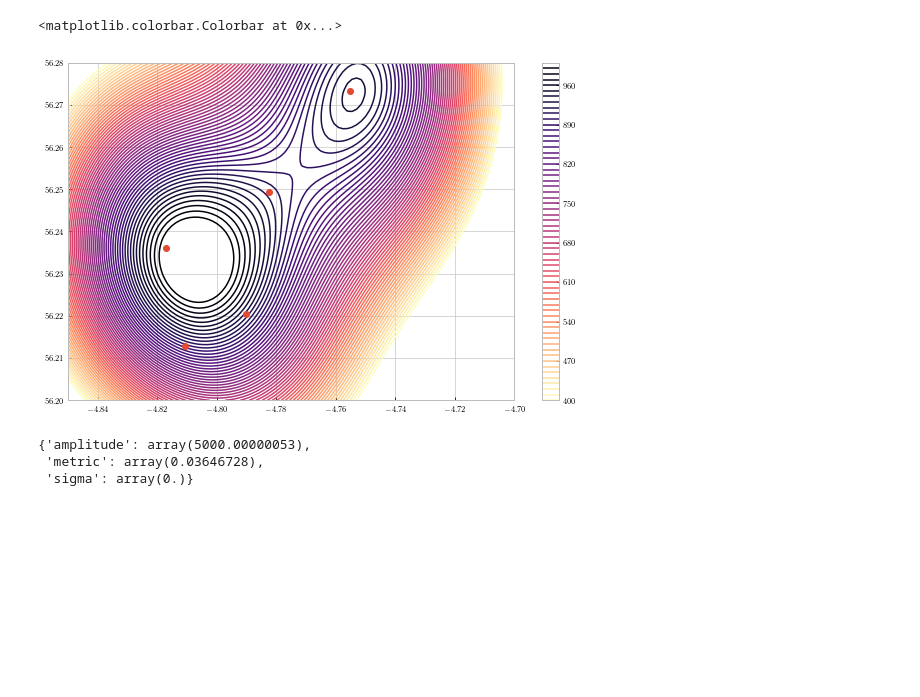
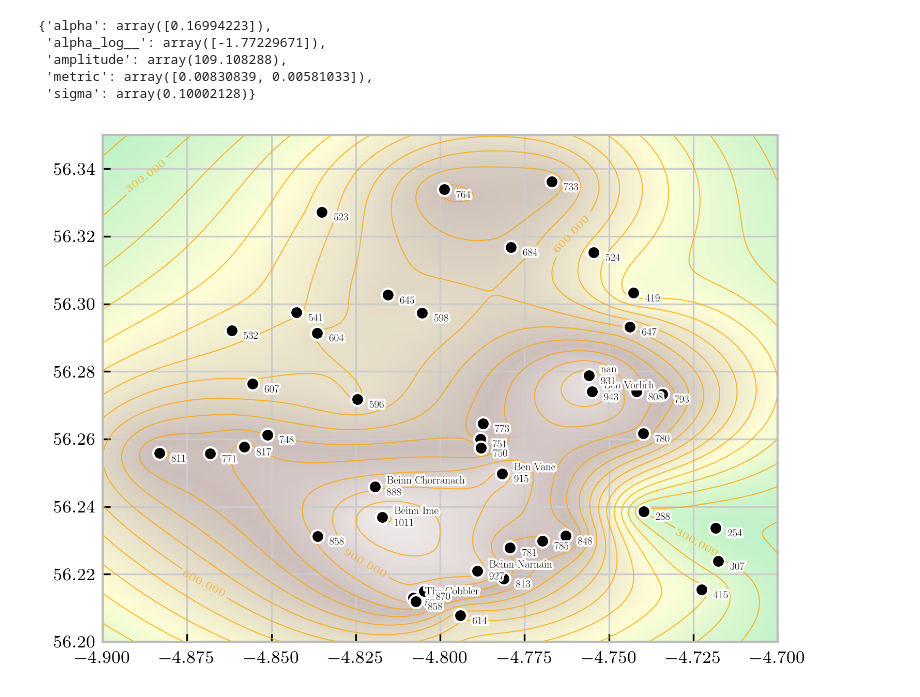
Before and after one commit to transientlunatic/IMGWDA, a Jupyter notebook: notebooks/PyMC 3 and Moutains.ipynb, the cells around one changed output. Cells and saved outputs as stored; diff of their text form; code cells hidden in the pictures; blank space fills up the shorter version.

```diff
--- a/notebooks/PyMC 3 and Moutains.ipynb
+++ b/notebooks/PyMC 3 and Moutains.ipynb
@@ -62,36 +46,37 @@ array([[-4.8170373 , 56.236013  ],
 # %%
 with pm.Model() as model:
 
-    amp = pm.Normal("amplitude", 5000, 20)
-    ls = pm.Normal("metric", 0.015, 0.1) #pm.Gamma("metric", alpha=3, beta=0.5, shape=2)
+    amp = pm.Normal("amplitude", 1, 1)
+    ls = [0.012, 0.012] #
+    ls = pm.Normal("metric", mu=[0.012, 0.012], sd=1, shape=2) #pm.Gamma("metric", alpha=3, beta=0.5, shape=2)
+    #ls = pm.Gamma("metric", alpha=.03, beta=0.015, shape=2)
     #period = pm.Gamma("period", alpha=1, beta=0.5)
-
+    alpha = pm.Gamma("alpha", alpha=5, beta=.5, shape=1)
     # Specify the covariance function.
-    cov_func = amp * pm.gp.cov.ExpQuad(2, ls=ls)
+    cov_func = amp * pm.gp.cov.RatQuad(2, ls=ls, alpha=alpha) #+ pm.gp.cov.WhiteNoise(1)
 
     # Specify the GP.  The default mean function is `Zero`.
     gp = pm.gp.Marginal(cov_func=cov_func)
 
     #
-    sigma = pm.Normal("sigma", 0, 0.02)
-    y_ = gp.marginal_likelihood("y", X=np.vstack([alps['lon'], alps['lat']]).T, y=np.array(alps['height']), noise=sigma)
+    sigma = pm.Normal("sigma", 0.1, 0.001)
+    y_ = gp.marginal_likelihood("y", X=np.vstack([hills['lon'], hills['lat']]).T, y=np.array(hills['height']), noise=sigma)
 # %%
 with model:
     mp = pm.find_MAP()
+# %%
+mp
+# %% [output]
+{'alpha': array([0.16994223]),
+ 'alpha_log__': array([-1.77229671]),
+ 'amplitude': array(109.108288),
+ 'metric': array([0.00830839, 0.00581033]),
+ 'sigma': array(0.10002128)}
 # %%
-lons = np.linspace(-4.85, -4.70, 100)
-lats = np.linspace(56.20, 56.28, 100)
+lons = np.linspace(-4.9, -4.70, 150)
+lats = np.linspace(56.20, 56.35, 150)
 points = np.transpose([np.tile(lons, len(lats)), np.repeat(lats, len(lons))])
 # %%
 with model:
     mu, var = gp.predict(points, point=mp, diag=True)
     sd = np.sqrt(var)
-# %%
-plt.figure(figsize=(figwidth, figheight))
-plt.contour(lons, lats, (mu.reshape(100,100)), levels=np.arange(400, 1010, 10), lw=1, lc='orange')
-#plt.imshow(mu.reshape(100,100), extent=[lons.min(), lons.max(), lats.min(), lats.max()])
-plt.plot(alps['lon'], alps['lat'], 'o')
-plt.colorbar()
-# %% [output]
-<matplotlib.colorbar.Colorbar at 0x...>
-[figure, removed]
@@ -104,6 +83,25 @@ with model:
-# %%
-mp
-# %% [output]
-{'amplitude': array(5000.00000053),
- 'metric': array(0.03646728),
- 'sigma': array(0.)}
+# %%
+
+import matplotlib.patheffects as path_effects
+
+
+f, ax = plt.subplots(1,1, figsize=thesis.figsize, dpi=300)
+levels = np.arange(0, 1100, 50)
+CS = ax.contour(lons, lats, (mu.reshape(150,150)), levels, linewidths=.5, colors='orange', alpha=0.75, zorder=1)
+ax.clabel(CS, levels[::6], fontsize=5, inline=1, font="Raleway")
+ax.imshow(mu.reshape(150,150), extent=[lons.min(), lons.max(), lats.min(), lats.max()], alpha=0.4, vmin=-200, vmax=1100,
+          cmap='terrain', origin='lower')
+ax.plot(hills['lon'], hills['lat'], 'o', markerfacecolor='k', markeredgecolor='w')
+for hill in hills.iterrows():
+    text = ax.text(0.0035+hill[1]['lon'], hill[1]['lat']-0.0025, int(hill[1]['height']), fontsize=5, zorder=100)
+    text.set_path_effects([path_effects.Stroke(linewidth=2, foreground='white'),
+                       path_effects.Normal()])
+    if hill[1]['height'] > 880:
+        text = ax.text(0.0035+hill[1]['lon'], hill[1]['lat']+0.001, hill[1]['name'], fontsize=5)
+        text.set_path_effects([path_effects.Stroke(linewidth=2, foreground='white'),
+                       path_effects.Normal()])
+#plt.colorbar()
+f.tight_layout()
+f.savefig("../figures/arrochar-alps.pdf")
+# %% [output]
+[figure, added]
```
Also changed, not shown: parts of 12 cells of this notebook, 1 other file.
